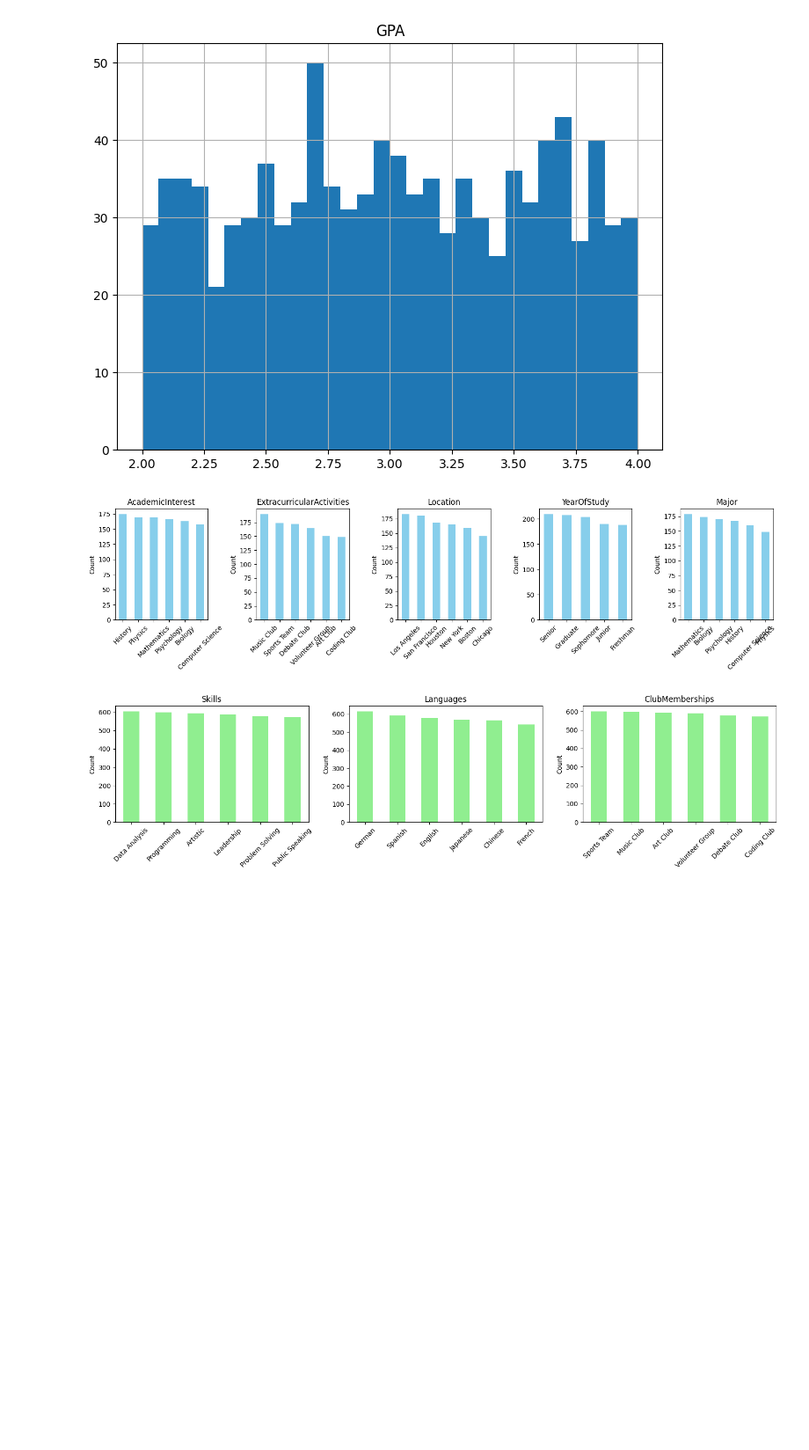
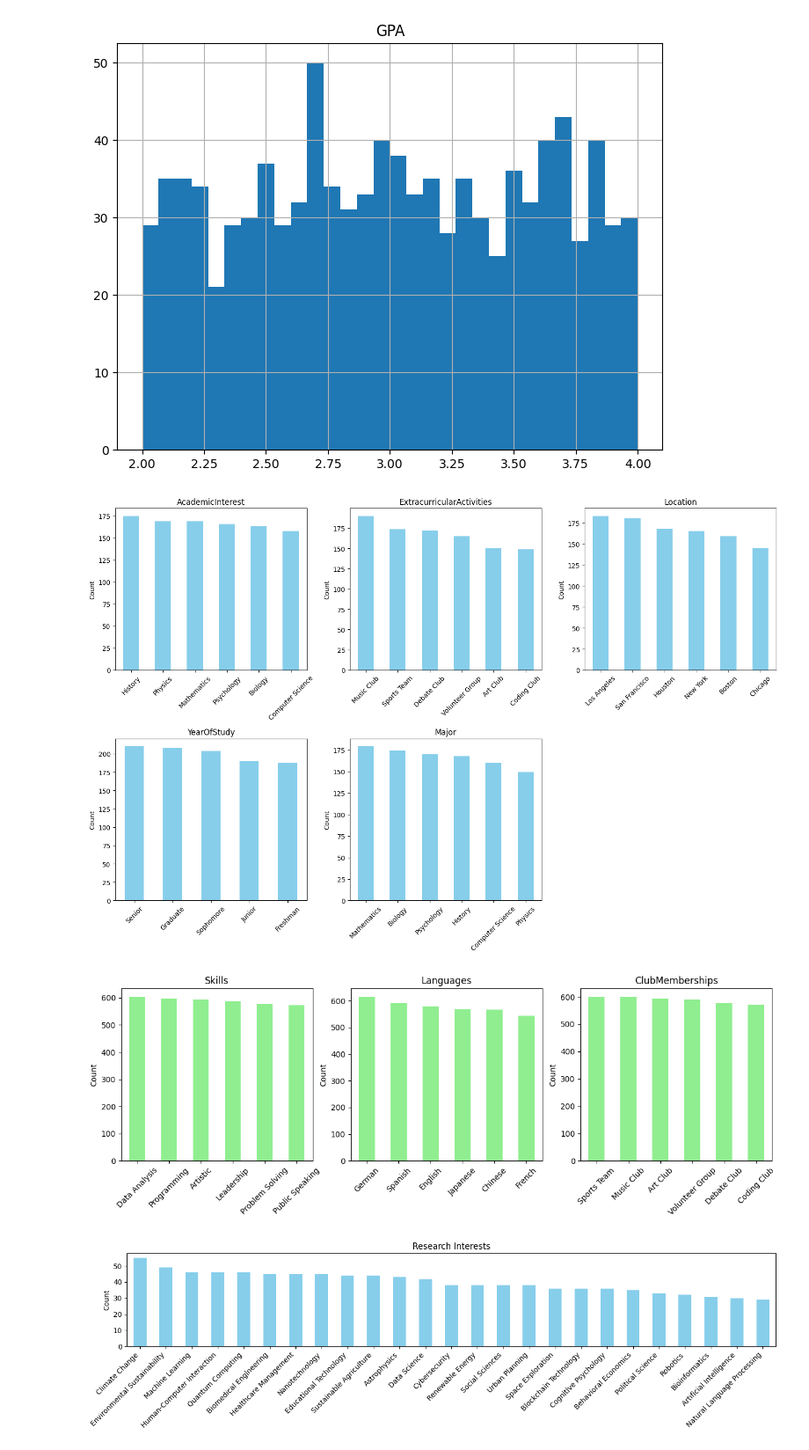
Before and after one commit to noahvezina26/student-clubs-ml, a Jupyter notebook: data.ipynb, the cells around one changed output. Shown at 88% size. Drawn from its saved outputs; the diff is of its cells as text; code cells hidden in the pictures; blank space fills up the shorter version.

```diff
--- a/data.ipynb
+++ b/data.ipynb
@@ -131,11 +134,8 @@ Lastly, let's check how many unique values there are in each column. This ensure
 # %%
 categorical_features = [feature for feature in df.columns if feature != "GPA"]
 
-def get_unique_values(feature):
-    return df[feature].str.split(", ").explode().unique()
-
 for feature in categorical_features:
-    unique_values = get_unique_values(feature)
+    unique_values = df[feature].str.split(", ").explode().unique()
     print(f"Unique values of {feature} ({len(unique_values)}):\n {unique_values}\n")
 
 print(f"Range of GPA: {df["GPA"].min()} - {df["GPA"].max()}")
@@ -171,30 +171,46 @@ plt.show()
 [figure]
 # %%
 categorical_features = ["AcademicInterest", "ExtracurricularActivities", "Location", "YearOfStudy", "Major"]
-fig, axes = plt.subplots(1, len(categorical_features), figsize=(15, 4))
+fig, axes = plt.subplots(2, 3, figsize=(15, 10))
+axes = axes.flatten()
 for i, feature in enumerate(categorical_features):
     df[feature].value_counts().plot(kind='bar', color='skyblue', ax=axes[i])
     axes[i].set_title(f'{feature}')
     axes[i].set_xlabel("")
     axes[i].set_ylabel('Count')
     axes[i].tick_params(axis='x', rotation=45)
+
+for j in range(len(categorical_features), len(axes)):
+    axes[j].axis('off')
 
 plt.tight_layout()
 plt.show()
 
 multi_categorical_features = ["Skills", "Languages", "ClubMemberships"]
 fig, axes = plt.subplots(1, len(multi_categorical_features), figsize=(15, 4))
 for i, feature in enumerate(multi_categorical_features):
     exploded_feature = df[feature].str.split(", ").explode()
     exploded_feature.value_counts().plot(kind='bar', color='lightgreen', ax=axes[i])
     axes[i].set_title(f'{feature}')
     axes[i].set_xlabel("")
     axes[i].set_ylabel('Count')
     axes[i].tick_params(axis='x', rotation=45)
 
+multi_categorical_features.append("ResearchInterests")
+
+plt.figure(figsize=(14, 4))
+research_interests = df["ResearchInterests"].str.split(", ").explode()
+research_interests.value_counts().plot(kind='bar', color='skyblue')
+plt.title("Research Interests")
+plt.xlabel("")
+plt.ylabel("Count")
+plt.xticks(rotation=30, ha='right')
+plt.xticks(rotation=45)
+
 plt.tight_layout()
 plt.show()
 # %% [output]
-[figure, old version]
+[figure, new version]
-[figure, old version]
+[figure, new version]
+[figure, added]
 # %% [markdown]
```
Also changed, not shown: parts of 11 cells of this notebook.
